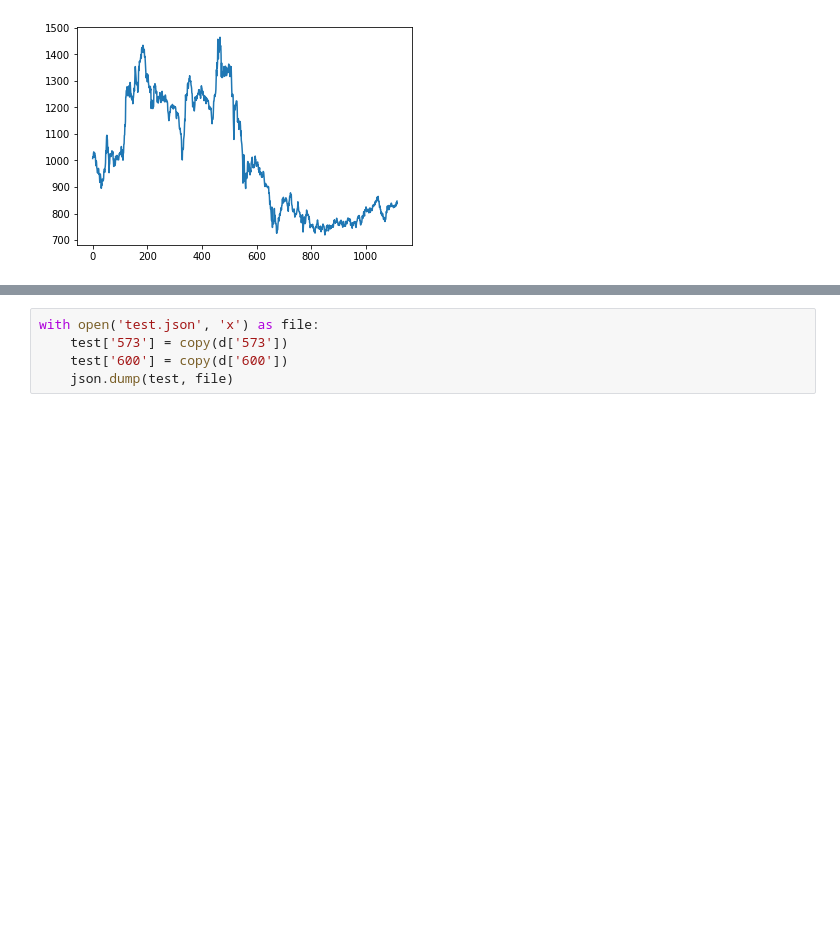
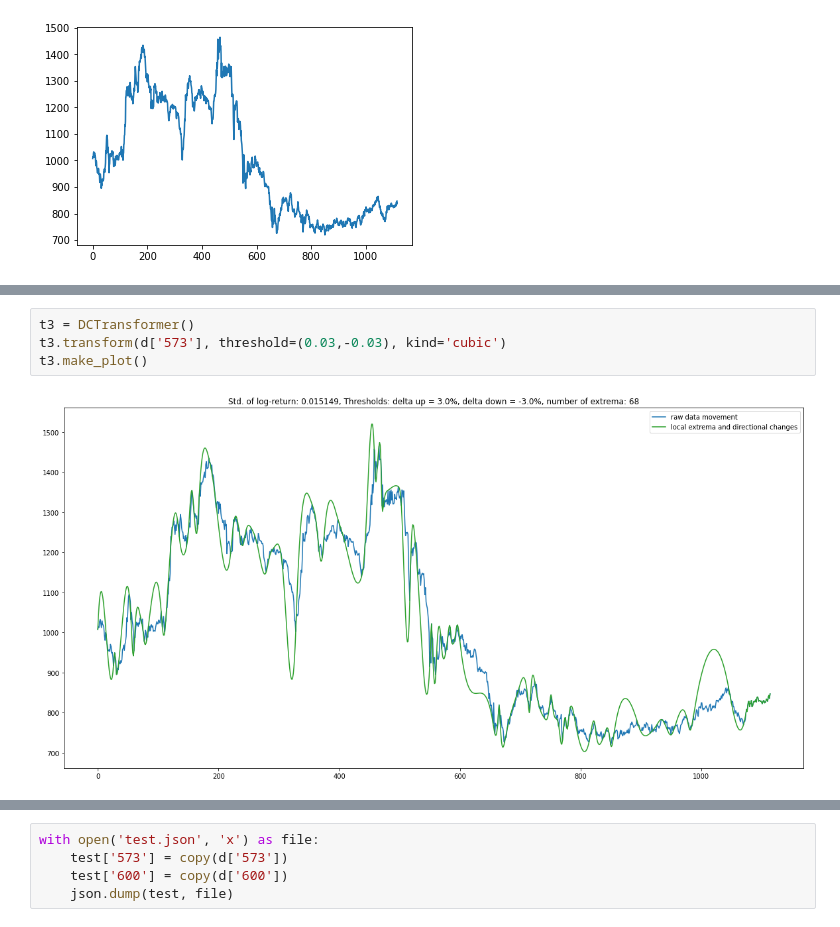
Before and after one commit to LinusLin6769/DCLaboratory01, a Jupyter notebook: playground.ipynb, the cells around one changed output, grey strips where cells are left out. Cells and saved outputs as stored; diff of their text form; blank space fills up the shorter version.

```diff
--- a/playground.ipynb
+++ b/playground.ipynb
@@ -30,0 +54,6 @@ plt.plot(d['573'])
+# %%
+t3 = DCTransformer()
+t3.transform(d['573'], threshold=(0.03,-0.03), kind='cubic')
+t3.make_plot()
+# %% [output]
+[figure, added]
```
Also changed, not shown: parts of 13 cells of this notebook, 44 other files.
